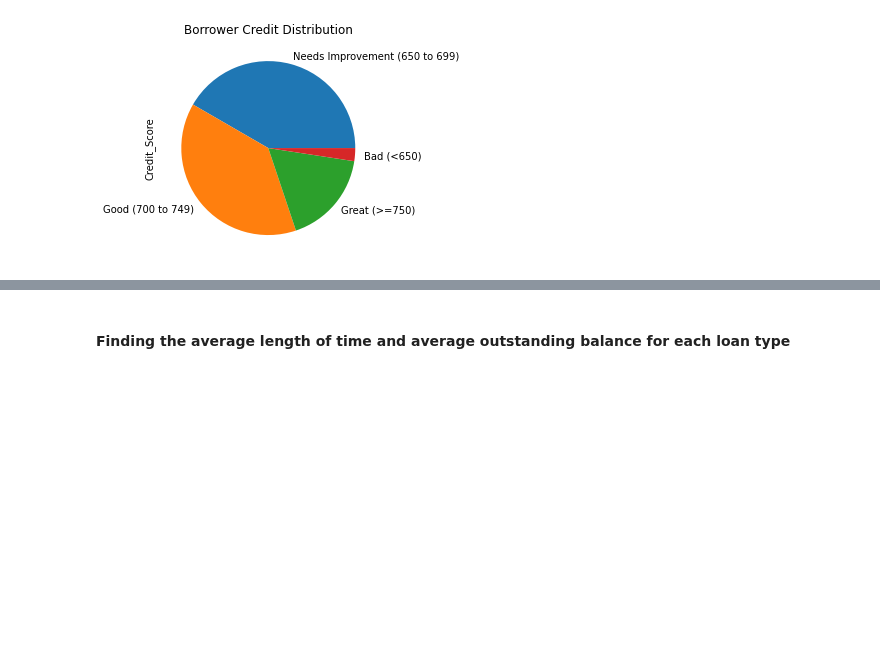
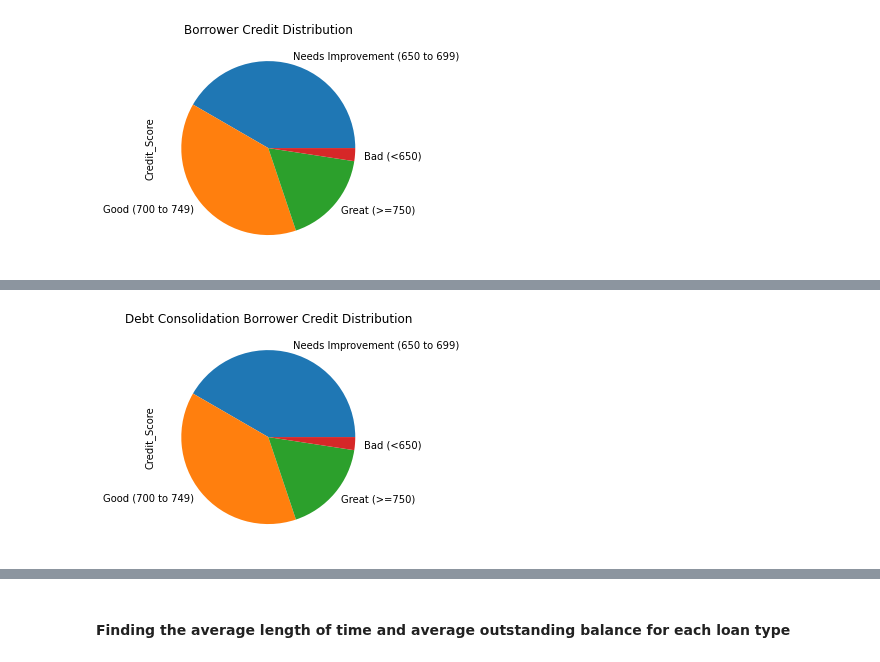
Before and after one commit to paulywog13/loan_data_analysis, a Jupyter notebook: Loan_Data_Analysis.ipynb, the cells around one changed output, grey strips where cells are left out. Drawn from its saved outputs; the diff is of its cells as text; code cells hidden in the pictures; blank space fills up the shorter version.

Commit message:
Loan Type Analysis added.

```diff
--- a/Loan_Data_Analysis.ipynb
+++ b/Loan_Data_Analysis.ipynb
@@ -95,0 +98,3 @@ credit_plot = borrower_credit.plot.pie(title = "Borrower Credit Distribution")
+# %%
+debt_consolidation_df= loan_data.loc[loan_data["Loan_Type"] == 'debt_consolidation']
+debt_consolidation_df.head(10)
@@ -95,0 +113,8 @@ credit_plot = borrower_credit.plot.pie(title = "Borrower Credit Distribution")
+# %%
+# Count the number of borrowers per scoring bin
+dc_borrower_credit = debt_consolidation_df["Credit_Score"].value_counts()
+
+# Create a barplot to show the loan numbers
+dc_credit_plot = borrower_credit.plot.pie(title = "Debt Consolidation Borrower Credit Distribution")
+# %% [output]
+[figure, added]
```
Also changed, not shown: parts of 10 cells of this notebook.
